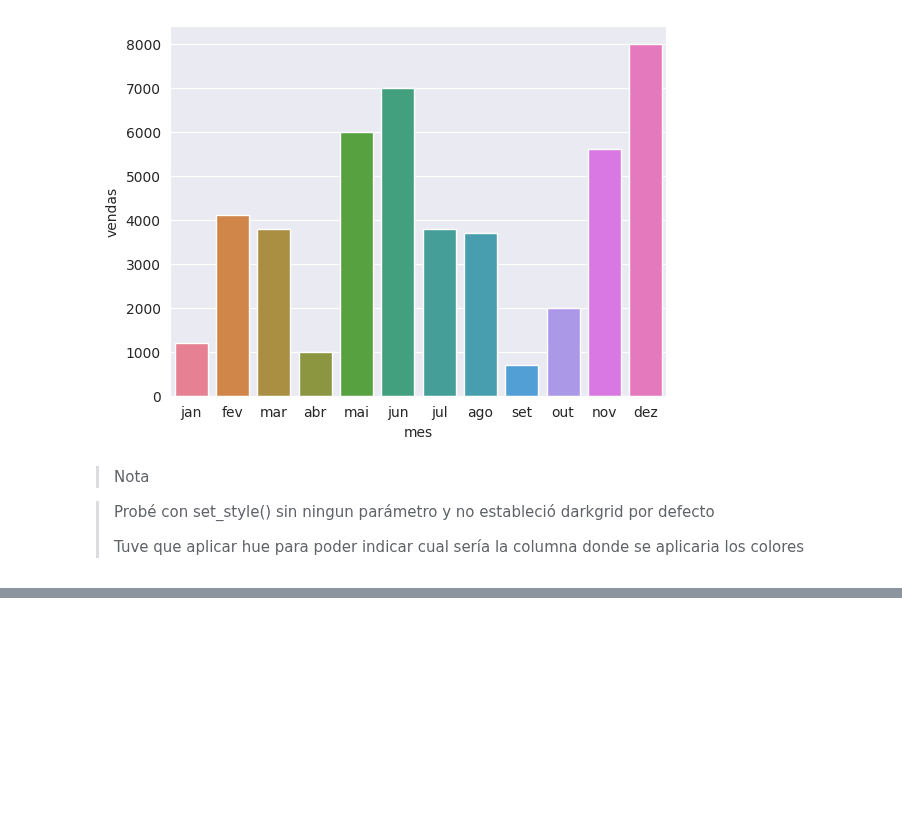
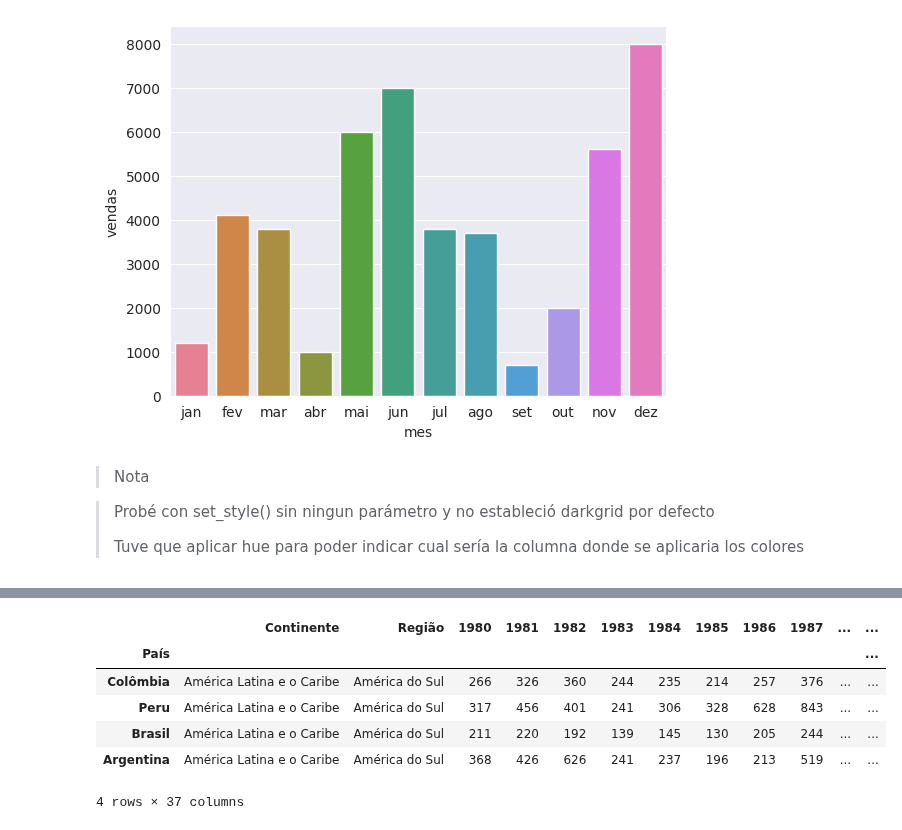
Before and after one commit to ygor-github/data_visualization, a Jupyter notebook: desafios.ipynb, the cells around one changed output, grey strips where cells are left out. Cells and saved outputs as stored; diff of their text form; code cells hidden in the pictures; blank space fills up the shorter version.

```diff
--- a/desafios.ipynb
+++ b/desafios.ipynb
@@ -279,0 +288,13 @@ plt.show()
+# %%
+mayores_del_sur = ['Brasil', "Argentina", "Peru", "Colômbia"]
+df_mayores_del_sur = df_migracion.loc[df_migracion.index.isin(mayores_del_sur)].copy()
+df_mayores_del_sur.sort_values('Total', ascending=False, inplace=True)
+df_mayores_del_sur
+# %% [output]
+|  | Continente | Região | 1980 | 1981 | 1982 | 1983 | 1984 | 1985 | 1986 | 1987 | ... | ... |
+| País |  |  |  |  |  |  |  |  |  |  |  | ... |
+| Colômbia | América Latina e o Caribe | América do Sul | 266 | 326 | 360 | 244 | 235 | 214 | 257 | 376 | ... | ... |
+| Peru | América Latina e o Caribe | América do Sul | 317 | 456 | 401 | 241 | 306 | 328 | 628 | 843 | ... | ... |
+| Brasil | América Latina e o Caribe | América do Sul | 211 | 220 | 192 | 139 | 145 | 130 | 205 | 244 | ... | ... |
+| Argentina | América Latina e o Caribe | América do Sul | 368 | 426 | 626 | 241 | 237 | 196 | 213 | 519 | ... | ... |
+4 rows × 37 columns
```
Also changed, not shown: parts of 3 cells of this notebook, 1 other file.
